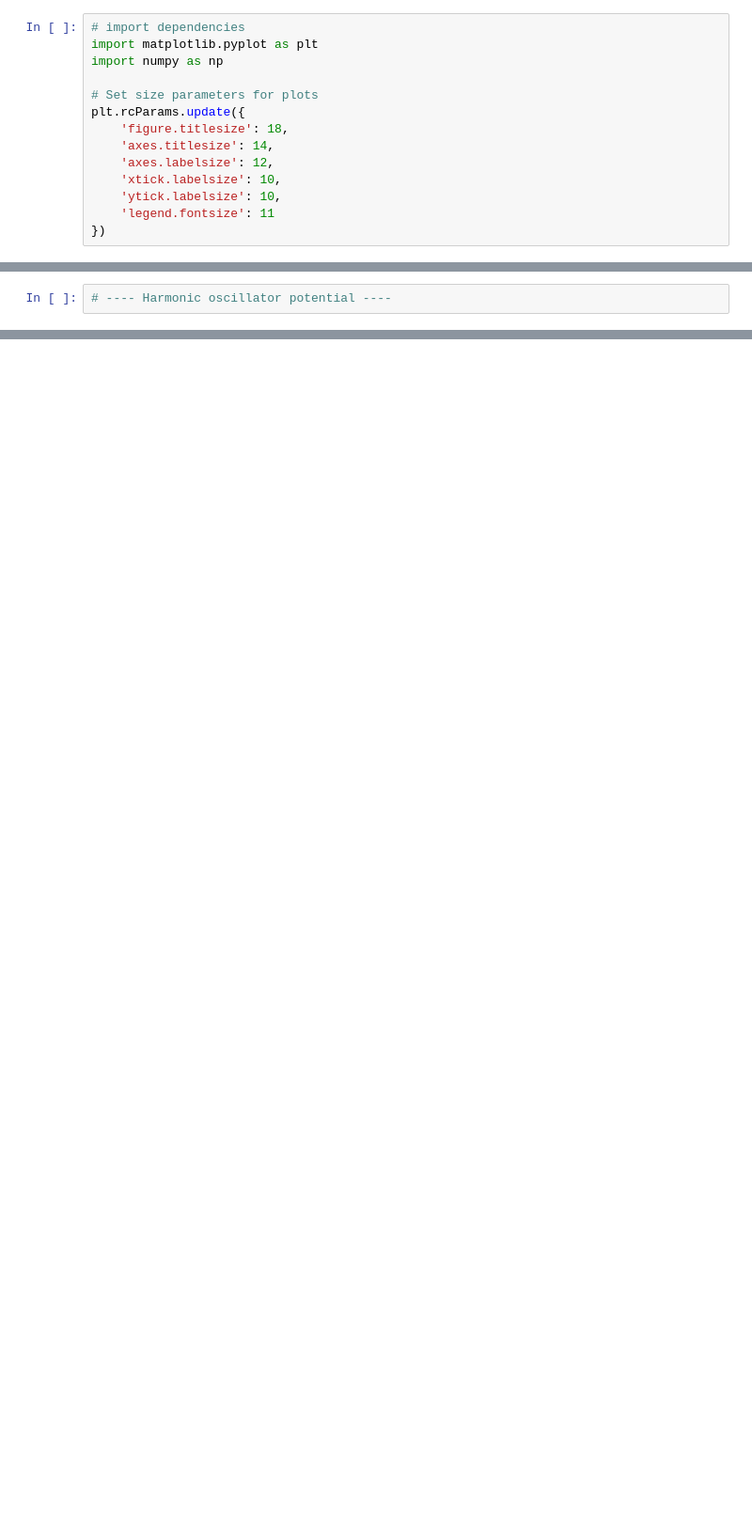
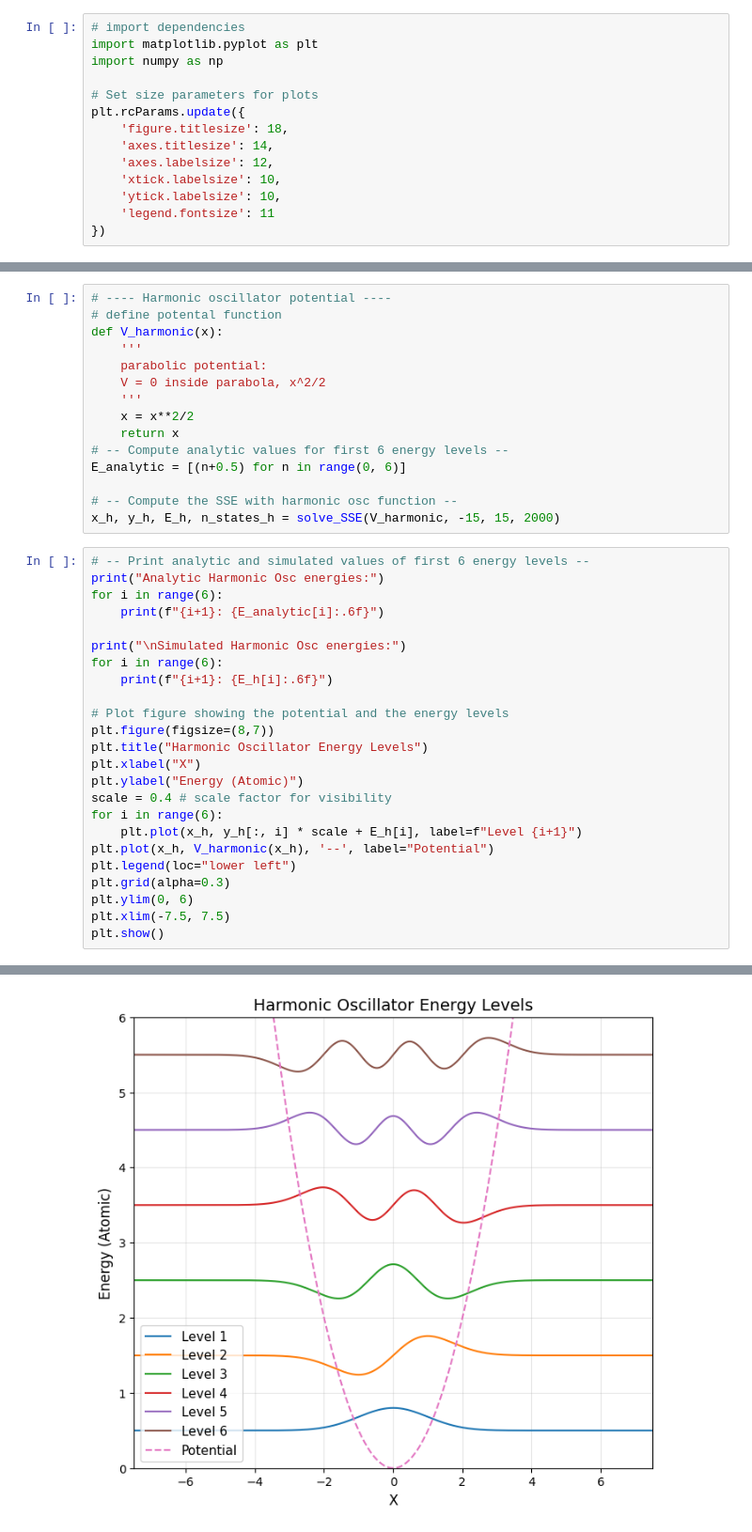
Before and after one commit to hdauphin/PHYS420Fall25, a Jupyter notebook: HW07_Project2.ipynb, the cells around one changed output, grey strips where cells are left out. Shown at 94% size. Cells and saved outputs as stored; diff of their text form; blank space fills up the shorter version.

```diff
--- a/HW07_Project2.ipynb
+++ b/HW07_Project2.ipynb
@@ -202,3 +222,41 @@ n = 4:  E = 4.916496
 <img src="./Images/HW07_P02(4).png" width="700 px">
 # %%
 # ---- Harmonic oscillator potential ----
+# define potental function
+def V_harmonic(x):
+    '''
+    parabolic potential:
+    V = 0 inside parabola, x^2/2
+    '''
+    x = x**2/2
+    return x
+# -- Compute analytic values for first 6 energy levels --
+E_analytic = [(n+0.5) for n in range(0, 6)]
+
+# -- Compute the SSE with harmonic osc function --
+x_h, y_h, E_h, n_states_h = solve_SSE(V_harmonic, -15, 15, 2000)
+# %%
+# -- Print analytic and simulated values of first 6 energy levels --
+print("Analytic Harmonic Osc energies:")
+for i in range(6):
+    print(f"{i+1}: {E_analytic[i]:.6f}")
+
+print("\nSimulated Harmonic Osc energies:")
+for i in range(6):
+    print(f"{i+1}: {E_h[i]:.6f}")
+
+# Plot figure showing the potential and the energy levels
+plt.figure(figsize=(8,7))
+plt.title("Harmonic Oscillator Energy Levels")
+plt.xlabel("X")
+plt.ylabel("Energy (Atomic)")
+scale = 0.4 # scale factor for visibility
+for i in range(6):
+    plt.plot(x_h, y_h[:, i] * scale + E_h[i], label=f"Level {i+1}")
+plt.plot(x_h, V_harmonic(x_h), '--', label="Potential")
+plt.legend(loc="lower left")
+plt.grid(alpha=0.3)
+plt.ylim(0, 6)
+plt.xlim(-7.5, 7.5)
+plt.show()
+# %% [output]
@@ -204,0 +278 @@ n = 4:  E = 4.916496
+[figure, added]
```
Also changed, not shown: parts of 6 cells of this notebook.
